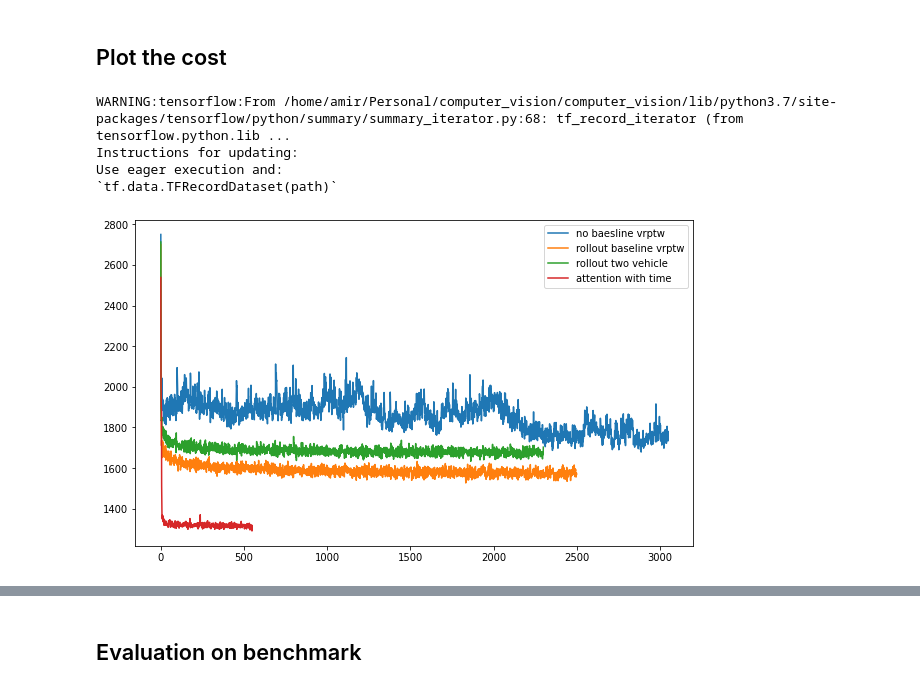
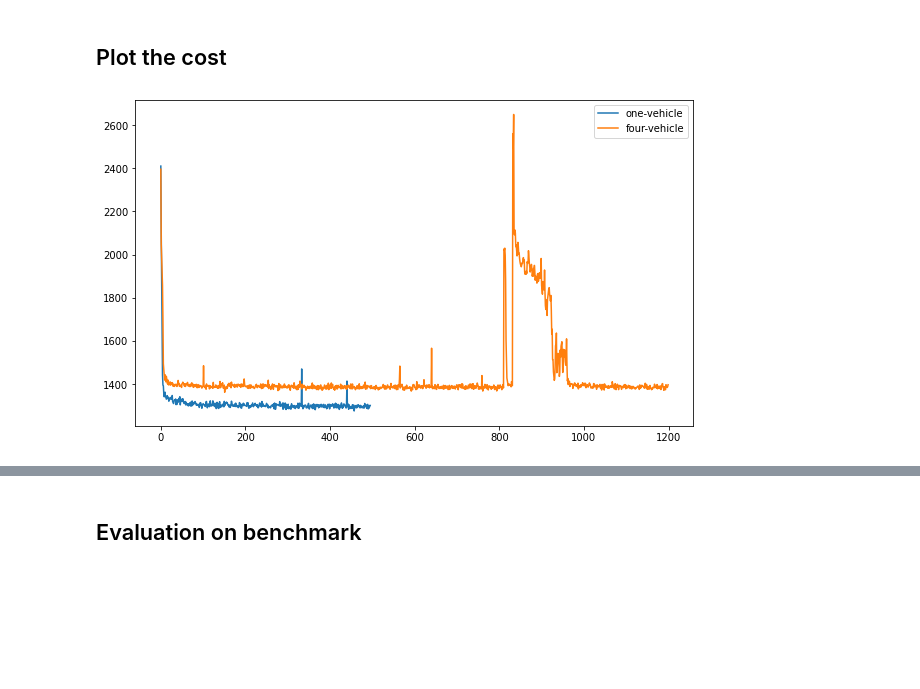
Before and after one commit to amir7697/multi-vehicle_vrp, a Jupyter notebook: evaluation/evaluation.ipynb, the cells around one changed output, grey strips where cells are left out. Drawn from its saved outputs; the diff is of its cells as text; code cells hidden in the pictures; blank space fills up the shorter version.

```diff
--- a/evaluation/evaluation.ipynb
+++ b/evaluation/evaluation.ipynb
@@ -22,18 +22,14 @@ from problems import CVRP, CVRPTW
 # %% [markdown]
 ## Config
 # %%
-LOG_PATH_LIST = [['trained_models/cvrptw_20/simple_vrptw/events.out.tfevents.1598597965.sm',
-                  'trained_models/cvrptw_20/simple_vrptw/events.out.tfevents.1598640700.sm'],
-                 ['trained_models/cvrptw_20/rollout_vrptw/events.out.tfevents.1598680359.sm'],
-                 ['trained_models/cvrptw_20/rollout_two_vehicle/events.out.tfevents.1598716739.sm',
-                  'trained_models/cvrptw_20/rollout_two_vehicle/events.out.tfevents.1598728990.sm'],
-                 ['trained_models/cvrptw_20/rollout_two_vehicle_time_dependant_attention/events.out.tfevents.1598793948.sm']
-                ]
+LOG_PATH_LIST = [['trained_models/cvrptw_20/check_effect_of_vehicle_count/one-vehicle/events.out.tfevents.1599408794.sm'],
+                 ['trained_models/cvrptw_20/check_effect_of_vehicle_count/four-vehicle/events.out.tfevents.1599316036.sm'],
+                 ]
 
-LOG_NAME_LIST = ['no baesline vrptw', 'rollout baseline vrptw', 'rollout two vehicle', 'attention with time']
+LOG_NAME_LIST = ['one-vehicle', 'four-vehicle']
 
-TRAINED_MODEL_PATH = 'trained_models/cvrptw_20/rollout_two_vehicle_time_dependant_attention/epoch-9.pt'
-TRAINED_MODEL_ARGS_PATH = 'trained_models/cvrptw_20/rollout_two_vehicle_time_dependant_attention/args.json'
+TRAINED_MODEL_PATH = 'trained_models/cvrptw_20/time-dependant-attention-4/epoch-49.pt'
+TRAINED_MODEL_ARGS_PATH = 'trained_models/cvrptw_20/time-dependant-attention-4/args.json'
 PROBLEM = CVRPTW
 
 TEST_DATA_SET_PATH = '../data/vrptw/vrptw20_test_seed1111.pkl'
@@ -42,32 +38,28 @@ PLOTTING_SAMPLE_COUNT = 5
 # %% [markdown]
 ## Plot the cost
 # %%
-def plot_cost(log_list, legned_names):
+def plot_cost(log_list, legned_names, label='avg_cost'):
     plt.figure(figsize = (10, 6))
 
     for logs in log_list:
         batch_counter = 0
         batch_list = []
         avg_cost_list = []
         for log in logs:
             for i, summary in enumerate(summary_iterator(log)):
                 for v in summary.summary.value:
-                    if v.tag == 'avg_cost':
+                    if v.tag == label:
                         batch_list.append(batch_counter)
                         batch_counter += 1
                         avg_cost_list.append(v.simple_value)
 
 
         plt.plot(batch_list, avg_cost_list)
 
     plt.legend(legned_names)
 
     plt.show()
 
 plot_cost(LOG_PATH_LIST, LOG_NAME_LIST)
 # %% [output]
-WARNING:tensorflow:From /home/amir/Personal/computer_vision/computer_vision/lib/python3.7/site-packages/tensorflow/python/summary/summary_iterator.py:68: tf_record_iterator (from tensorflow.python.lib ...
-Instructions for updating:
-Use eager execution and:
-`tf.data.TFRecordDataset(path)`
-[figure, old version]
+[figure, new version]
```
Also changed, not shown: parts of 5 cells of this notebook.
